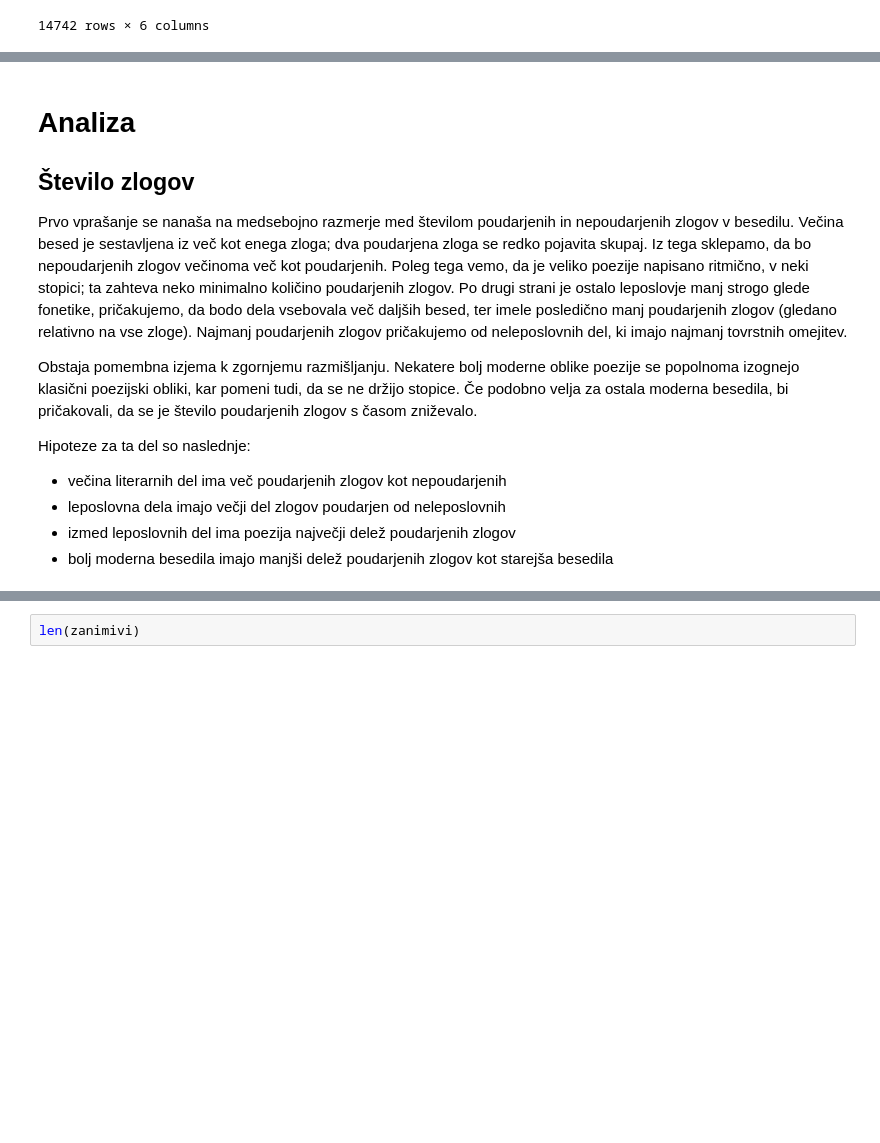
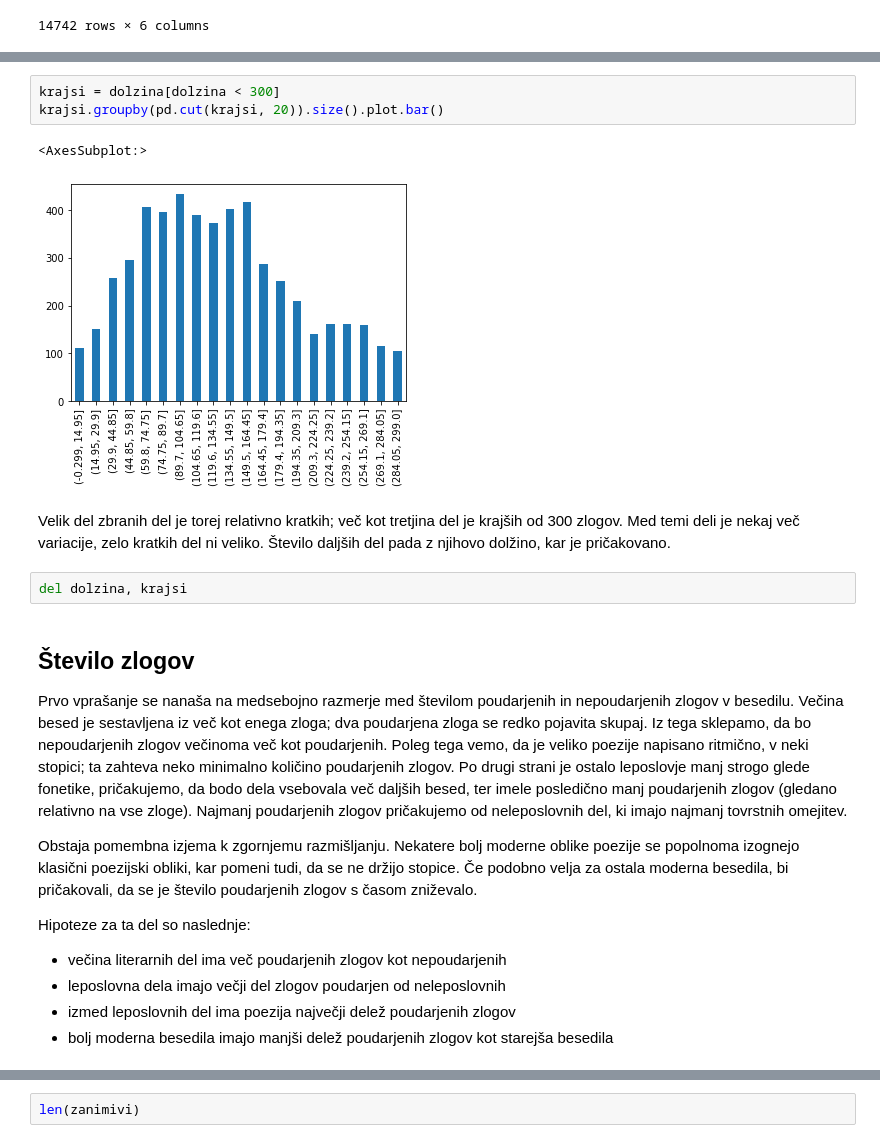
Before and after one commit to k3ap/prog1-projektna-naloga, a Jupyter notebook: analiza.ipynb, the cells around one changed output, grey strips where cells are left out. Drawn from its saved outputs; the diff is of its cells as text; blank space fills up the shorter version.

Commit message:
Analiza dolžine zbranih del

```diff
--- a/analiza.ipynb
+++ b/analiza.ipynb
@@ -211,6 +232,16 @@ literarna_dela
+# %%
+krajsi = dolzina[dolzina < 300]
+krajsi.groupby(pd.cut(krajsi, 20)).size().plot.bar()
+# %% [output]
+<AxesSubplot:>
+[figure, added]
+# %% [markdown]
+Velik del zbranih del je torej relativno kratkih; več kot tretjina del je krajših od 300 zlogov.
+Med temi deli je nekaj več variacije, zelo kratkih del ni veliko.
+Število daljših del pada z njihovo dolžino, kar je pričakovano.
+# %%
+del dolzina, krajsi
 # %% [markdown]
-# Analiza
-
 ## Število zlogov
 
 Prvo vprašanje se nanaša na medsebojno razmerje med številom poudarjenih in nepoudarjenih zlogov v besedilu.
```
Also changed, not shown: parts of 5 cells of this notebook.
